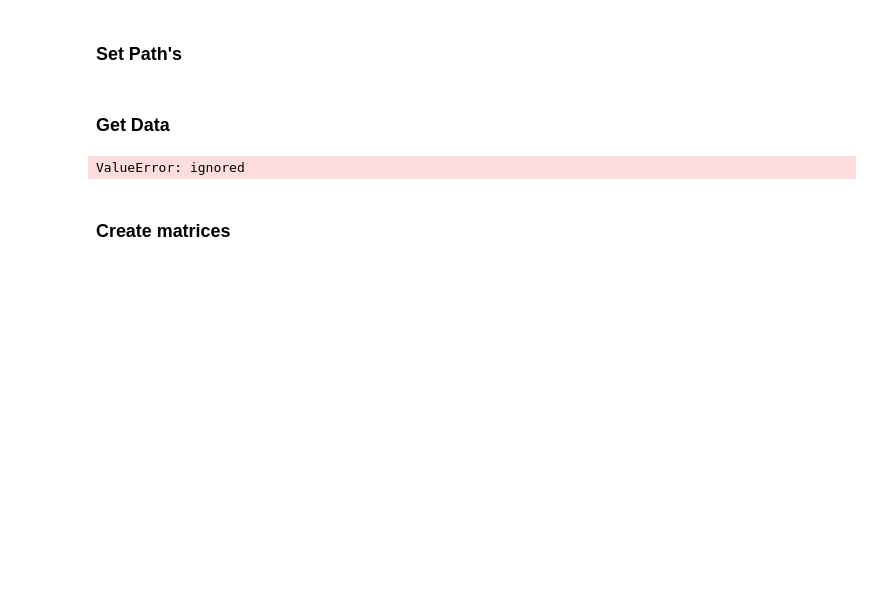
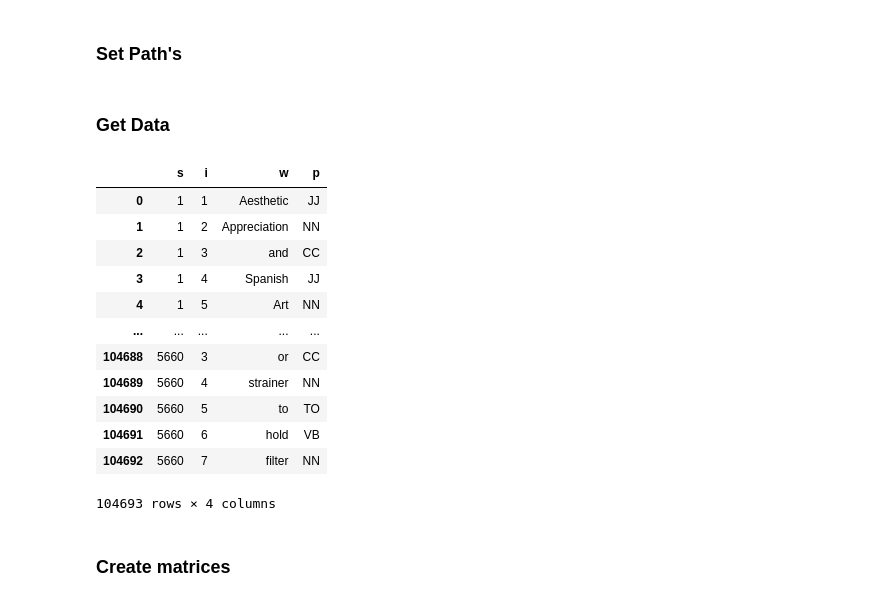
Before and after one commit to BDR2939/NLP, a Jupyter notebook: HW2/Assignment_2.ipynb, the cells around one changed output. Drawn from its saved outputs; the diff is of its cells as text; code cells hidden in the pictures; blank space fills up the shorter version.

```diff
--- a/HW2/Assignment_2.ipynb
+++ b/HW2/Assignment_2.ipynb
@@ -97,25 +97,64 @@ else:
 train_csv = FOLDER + '/en_gum-ud-train.csv'
 test_csv = FOLDER + '/en_gum-ud-test.csv'
 dev_csv = FOLDER + '/en_gum-ud-dev.csv'
+# %%
+def read_conllu(file_path):
+    # w = []
+    # p = []
+    # index = []
+    # s = []
+    # i = []
+    row = []
+    data_file = open(file_path, "r", encoding="utf-8")
+    for sentence_ind, tokenlist in enumerate(parse_incr(data_file), 1):
+        for token in tokenlist:
+          row.append([int(sentence_ind),f'{token["id"]}', str(token['form']),str(token['xpos']) ])
+            # w.append(str(token['form']))
+            # p.append(str(token['xpos']))
+            # s.append(sentence_ind)
+            # i.append(int(token["id"]))
+            # index.append((sentence_ind, f'{token["id"]}'))
+
+    df = pd.DataFrame(row, columns = ['s', 'i', 'w','p'])
+    # df.index = index
+
+    return df
 # %% [markdown]
 ### Get Data
 # %%
-train_df = conll_df(ud_train, file_index=False)
-train_df = train_df.iloc[:, [0, 3]]
+# train_df = conll_df(ud_train, file_index=False)
+train_df = read_conllu(ud_train)
+# train_df = train_df.iloc[:, [0, 3]]
 
-dev_df = conll_df(ud_dev, file_index=False)
-dev_df = dev_df.iloc[:, [0, 3]]
+# dev_df = conll_df(ud_dev, file_index=False)
+dev_df = read_conllu(ud_dev)
+# dev_df = dev_df.iloc[:, [0, 3]]
 
-test_df = conll_df(ud_test, file_index=False)
-test_df = test_df.iloc[:, [0, 3]]
+# test_df = conll_df(ud_test, file_index=False)
+test_df = read_conllu(ud_test)
+# test_df = test_df.iloc[:, [0, 3]]
 
-train_df.to_csv(train_csv)
-test_df.to_csv(test_csv)
-dev_df.to_csv(dev_csv)
+# train_df.to_csv(train_csv)
+# test_df.to_csv(test_csv)
+# dev_df.to_csv(dev_csv)
+# %%
+train_df
+# %% [output]
+|  | s | i | w | p |
+| 0 | 1 | 1 | Aesthetic | JJ |
+| 1 | 1 | 2 | Appreciation | NN |
+| 2 | 1 | 3 | and | CC |
+| 3 | 1 | 4 | Spanish | JJ |
+| 4 | 1 | 5 | Art | NN |
+| ... | ... | ... | ... | ... |
+| 104688 | 5660 | 3 | or | CC |
+| 104689 | 5660 | 4 | strainer | NN |
+| 104690 | 5660 | 5 | to | TO |
+| 104691 | 5660 | 6 | hold | VB |
+| 104692 | 5660 | 7 | filter | NN |
+104693 rows × 4 columns
 # %%
 
-train_df = pd.read_csv(train_csv)
-dev_df = pd.read_csv(dev_csv)
-test_df = pd.read_csv(test_csv)
+# train_df = pd.read_csv(train_csv)
+# dev_df = pd.read_csv(dev_csv)
+# test_df = pd.read_csv(test_csv)
-# %% [output]
-ValueError: ignored
```
Also changed, not shown: parts of 1 cell of this notebook.
